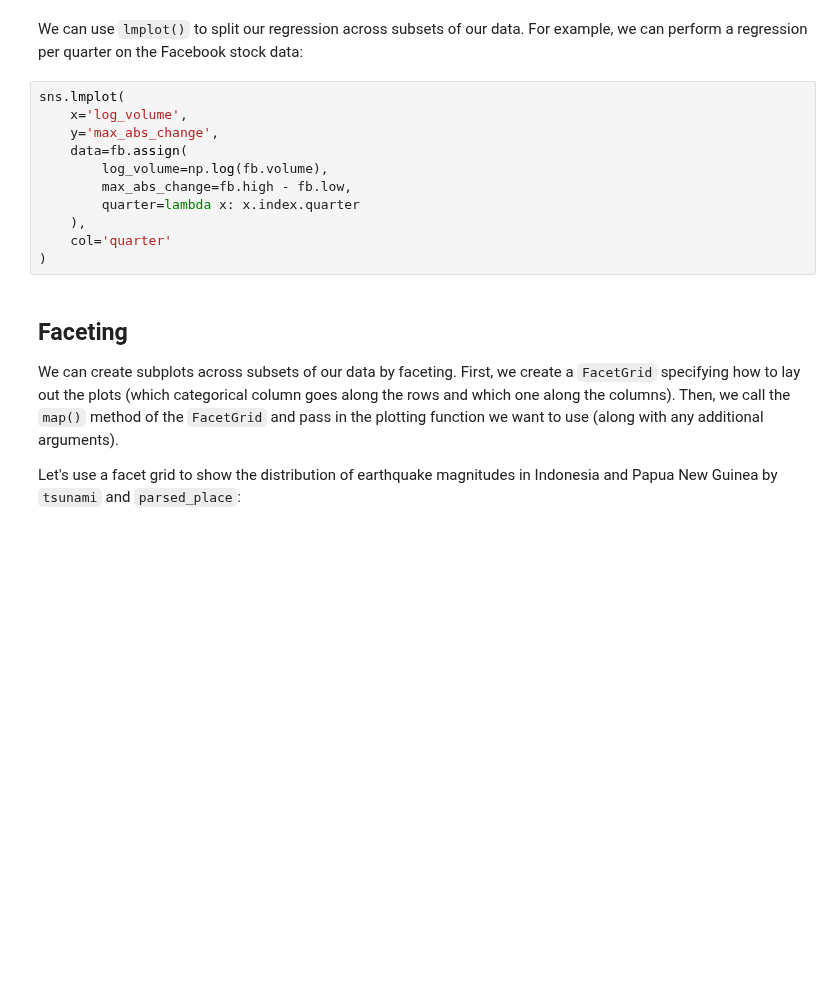
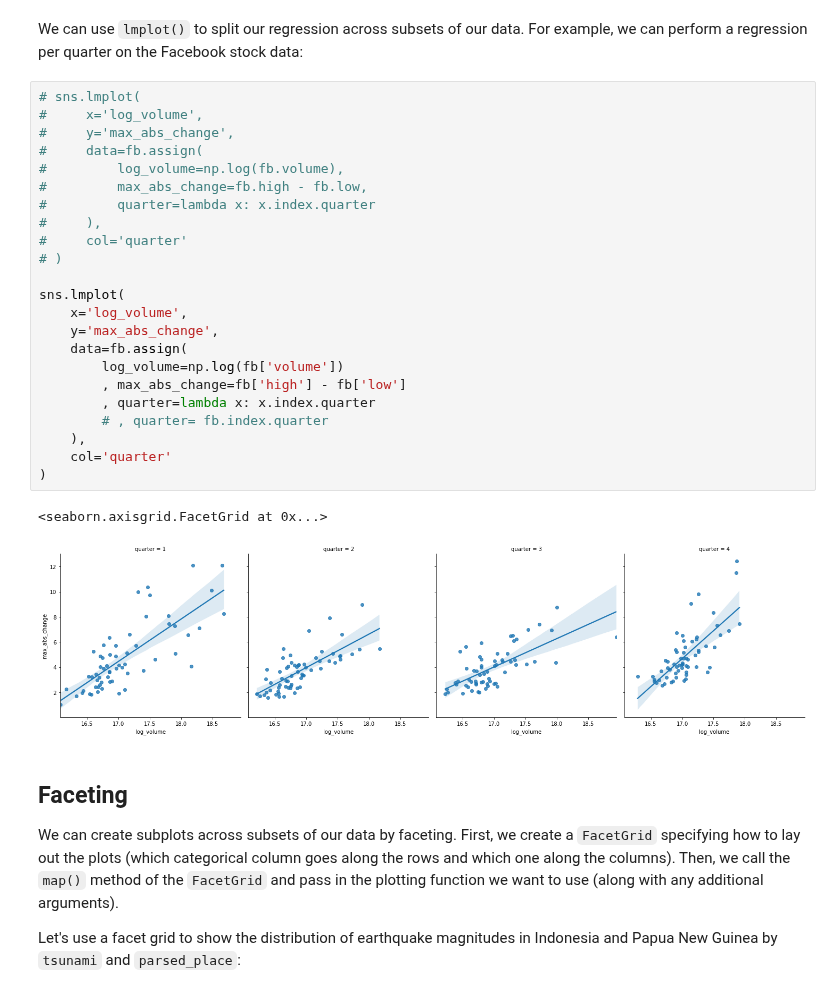
Before and after one commit to kevinsthompson/09-Hands-On-Data-Analysis-with-Pandas-2nd-edition, a Jupyter notebook: ch_06/1-introduction_to_seaborn.ipynb, the cells around one changed output. Drawn from its saved outputs; the diff is of its cells as text; blank space fills up the shorter version.

```diff
--- a/ch_06/1-introduction_to_seaborn.ipynb
+++ b/ch_06/1-introduction_to_seaborn.ipynb
@@ -220,16 +283,31 @@ reg_resid_plots(fb_reg_data)
 # %% [markdown]
 We can use `lmplot()` to split our regression across subsets of our data. For example, we can perform a regression per quarter on the Facebook stock data:
 # %%
+# sns.lmplot(
+#     x='log_volume',
+#     y='max_abs_change',
+#     data=fb.assign(
+#         log_volume=np.log(fb.volume),
+#         max_abs_change=fb.high - fb.low,
+#         quarter=lambda x: x.index.quarter
+#     ),
+#     col='quarter'
+# )
+
 sns.lmplot(
     x='log_volume',
     y='max_abs_change',
     data=fb.assign(
-        log_volume=np.log(fb.volume),
-        max_abs_change=fb.high - fb.low,
-        quarter=lambda x: x.index.quarter
+        log_volume=np.log(fb['volume'])
+        , max_abs_change=fb['high'] - fb['low']
+        , quarter=lambda x: x.index.quarter
+        # , quarter= fb.index.quarter
     ),
     col='quarter'
 )
+# %% [output]
+<seaborn.axisgrid.FacetGrid at 0x...>
+[figure, added]
 # %% [markdown]
 ## Faceting
 We can create subplots across subsets of our data by faceting. First, we create a `FacetGrid` specifying how to lay out the plots (which categorical column goes along the rows and which one along the columns). Then, we call the `map()` method of the `FacetGrid` and pass in the plotting function we want to use (along with any additional arguments).
```
Also changed, not shown: parts of 11 cells of this notebook, 1 other file.
